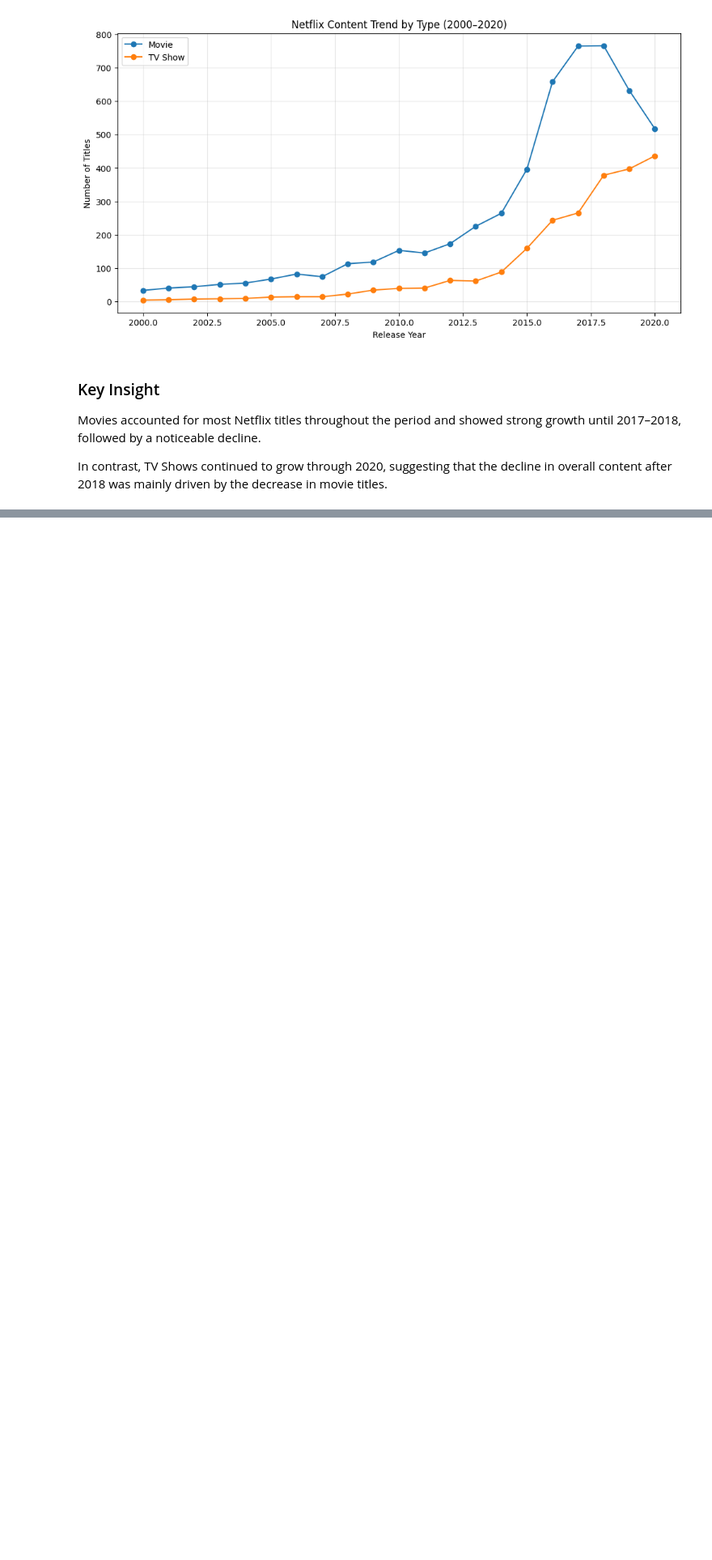
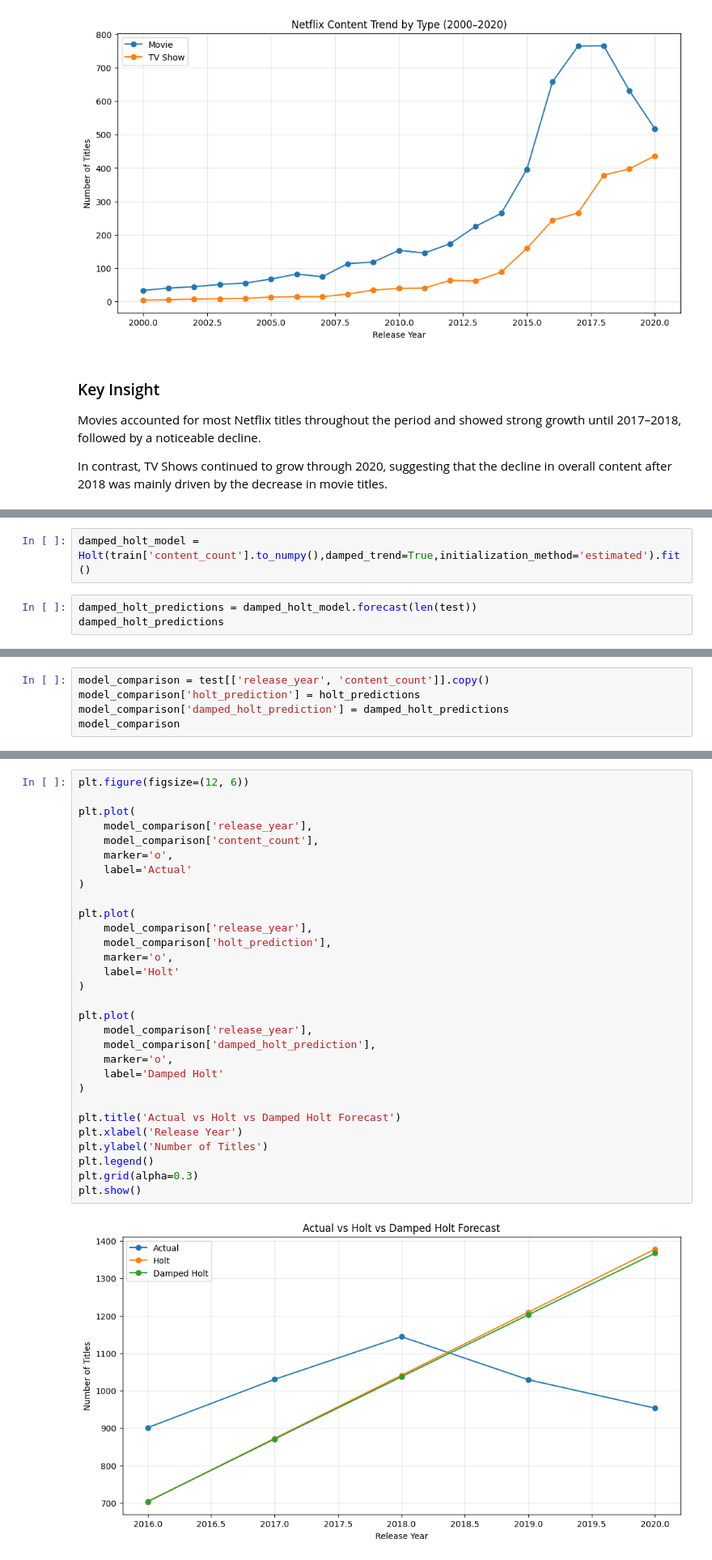
Before and after one commit to ahmedmamdouh111/Netflix-data-science-internship, a Jupyter notebook: Netflix_Data_Science_Internship.ipynb, the cells around one changed output, grey strips where cells are left out. Shown at 81% size. Saved outputs shown, nothing was run; the diff lists cells and outputs as text; blank space fills up the shorter version.

```diff
--- a/Netflix_Data_Science_Internship.ipynb
+++ b/Netflix_Data_Science_Internship.ipynb
@@ -1316,0 +1445,5 @@ In contrast, TV Shows continued to grow through 2020, suggesting that the declin
+# %%
+damped_holt_model = Holt(train['content_count'].to_numpy(),damped_trend=True,initialization_method='estimated').fit()
+# %%
+damped_holt_predictions = damped_holt_model.forecast(len(test))
+damped_holt_predictions
@@ -1316,0 +1466,5 @@ In contrast, TV Shows continued to grow through 2020, suggesting that the declin
+# %%
+model_comparison = test[['release_year', 'content_count']].copy()
+model_comparison['holt_prediction'] = holt_predictions
+model_comparison['damped_holt_prediction'] = damped_holt_predictions
+model_comparison
@@ -1316,0 +1478,32 @@ In contrast, TV Shows continued to grow through 2020, suggesting that the declin
+# %%
+plt.figure(figsize=(12, 6))
+
+plt.plot(
+    model_comparison['release_year'],
+    model_comparison['content_count'],
+    marker='o',
+    label='Actual'
+)
+
+plt.plot(
+    model_comparison['release_year'],
+    model_comparison['holt_prediction'],
+    marker='o',
+    label='Holt'
+)
+
+plt.plot(
+    model_comparison['release_year'],
+    model_comparison['damped_holt_prediction'],
+    marker='o',
+    label='Damped Holt'
+)
+
+plt.title('Actual vs Holt vs Damped Holt Forecast')
+plt.xlabel('Release Year')
+plt.ylabel('Number of Titles')
+plt.legend()
+plt.grid(alpha=0.3)
+plt.show()
+# %% [output]
+[figure, added]
```
Also changed, not shown: parts of 28 cells of this notebook.
